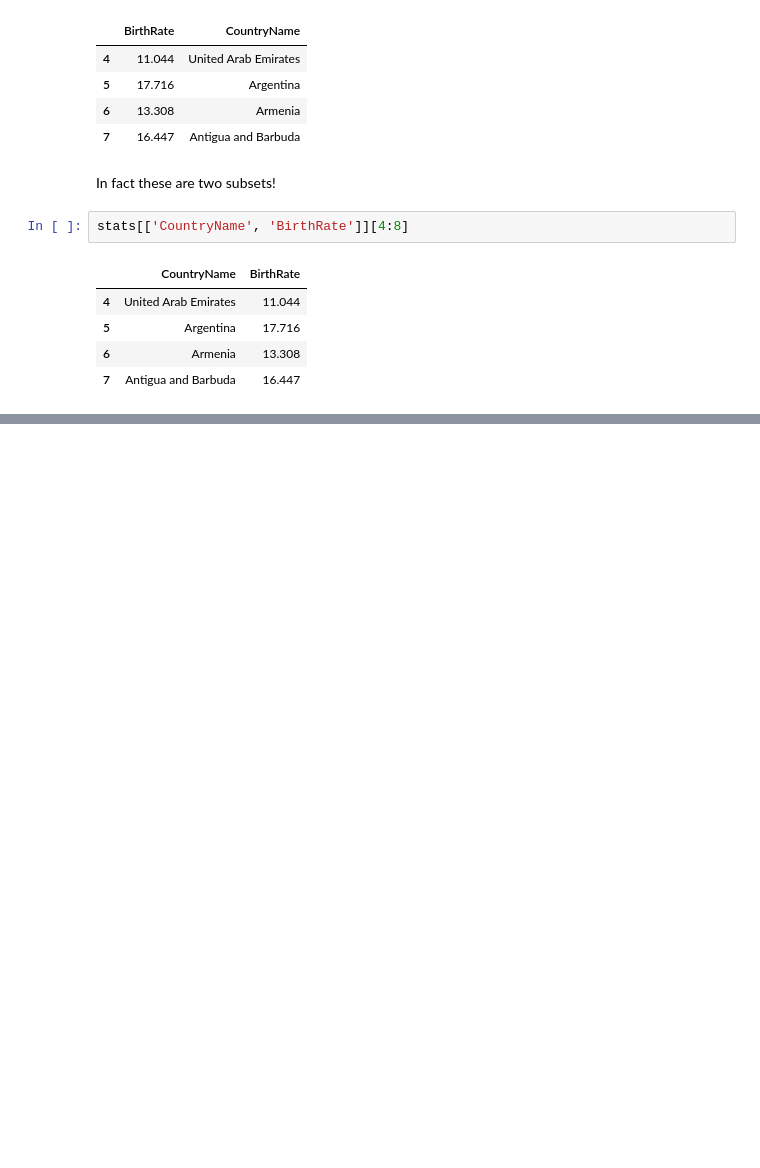
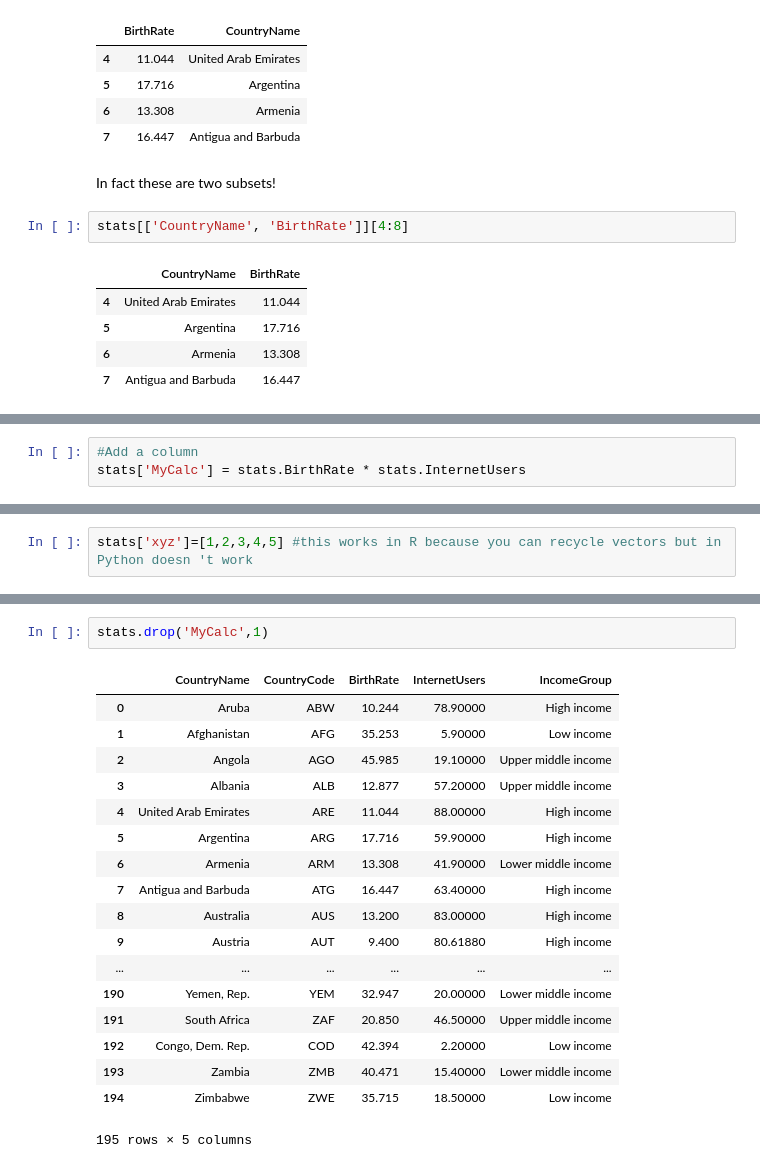
Before and after one commit to klimantje/PythonProgrammingCourse, a Jupyter notebook: Data import and exploring in python.ipynb, the cells around one changed output, grey strips where cells are left out. Cells and saved outputs as stored; diff of their text form; blank space fills up the shorter version.

```diff
--- a/Data import and exploring in python.ipynb
+++ b/Data import and exploring in python.ipynb
@@ -248,0 +270,3 @@ stats[['CountryName', 'BirthRate']][4:8]
+# %%
+#Add a column
+stats['MyCalc'] = stats.BirthRate * stats.InternetUsers
@@ -248,0 +282,2 @@ stats[['CountryName', 'BirthRate']][4:8]
+# %%
+stats['xyz']=[1,2,3,4,5] #this works in R because you can recycle vectors but in Python doesn 't work
@@ -248,0 +296,21 @@ stats[['CountryName', 'BirthRate']][4:8]
+# %%
+stats.drop('MyCalc',1)
+# %% [output]
+|  | CountryName | CountryCode | BirthRate | InternetUsers | IncomeGroup |
+| 0 | Aruba | ABW | 10.244 | 78.90000 | High income |
+| 1 | Afghanistan | AFG | 35.253 | 5.90000 | Low income |
+| 2 | Angola | AGO | 45.985 | 19.10000 | Upper middle income |
+| 3 | Albania | ALB | 12.877 | 57.20000 | Upper middle income |
+| 4 | United Arab Emirates | ARE | 11.044 | 88.00000 | High income |
+| 5 | Argentina | ARG | 17.716 | 59.90000 | High income |
+| 6 | Armenia | ARM | 13.308 | 41.90000 | Lower middle income |
+| 7 | Antigua and Barbuda | ATG | 16.447 | 63.40000 | High income |
+| 8 | Australia | AUS | 13.200 | 83.00000 | High income |
+| 9 | Austria | AUT | 9.400 | 80.61880 | High income |
+| ... | ... | ... | ... | ... | ... |
+| 190 | Yemen, Rep. | YEM | 32.947 | 20.00000 | Lower middle income |
+| 191 | South Africa | ZAF | 20.850 | 46.50000 | Upper middle income |
+| 192 | Congo, Dem. Rep. | COD | 42.394 | 2.20000 | Low income |
+| 193 | Zambia | ZMB | 40.471 | 15.40000 | Lower middle income |
+| 194 | Zimbabwe | ZWE | 35.715 | 18.50000 | Low income |
+195 rows × 5 columns
```
Also changed, not shown: parts of 13 cells of this notebook.
